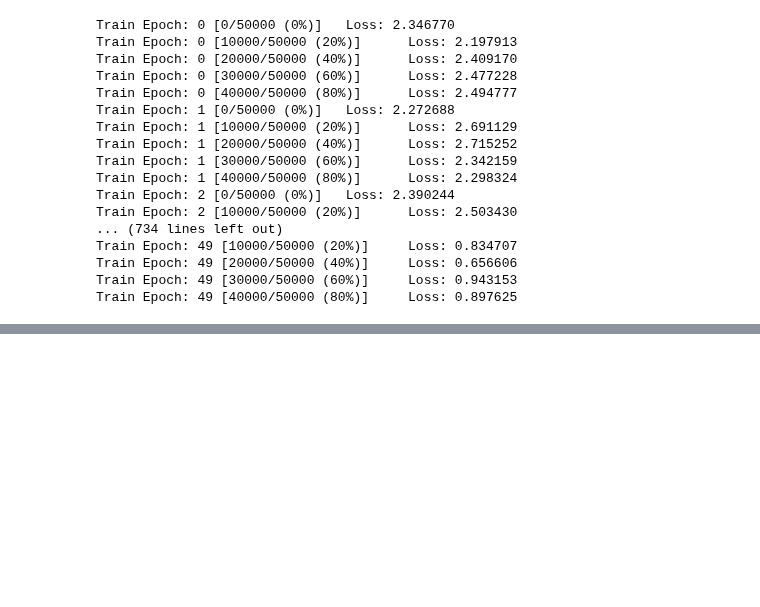
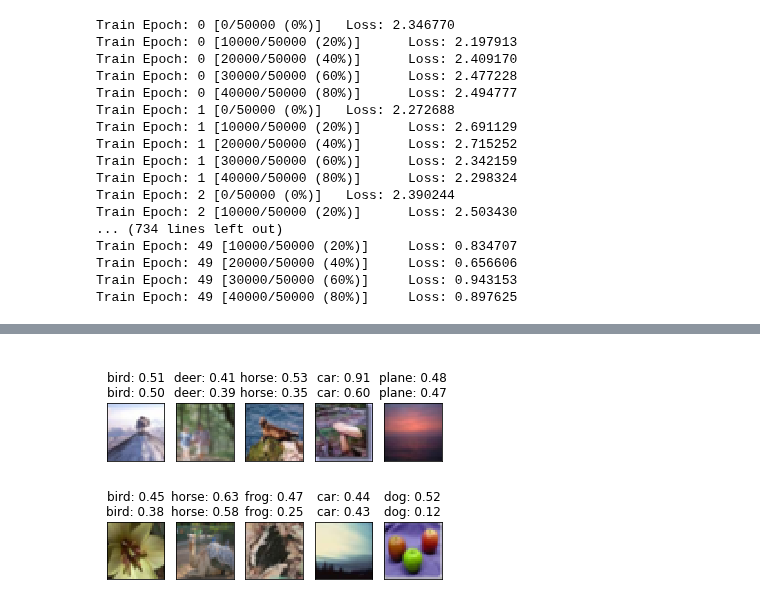
Before and after one commit to AlexMeinke/certified-certain-uncertainty, a Jupyter notebook: GMM-CIFAR10.ipynb, the cells around one changed output, grey strips where cells are left out. Drawn from its saved outputs; the diff is of its cells as text; code cells hidden in the pictures; blank space fills up the shorter version.

```diff
--- a/GMM-CIFAR10.ipynb
+++ b/GMM-CIFAR10.ipynb
@@ -80 +83,9 @@ plotting.plot_samples([y, y2], data, dataset = 'CIFAR10')
+# %%
+data = enumerate(dl.CIFAR100_test_loader).__next__()[1][0]
+y = gmm_model.base_model(data.to(device))
+y2 = gmm_model(data.to(device))
+
+plotting.plot_samples([y, y2], data, dataset = 'CIFAR10')
+# %% [output]
+[figure, added]
 # %%
```
Also changed, not shown: parts of 16 cells of this notebook, 2 other files.
